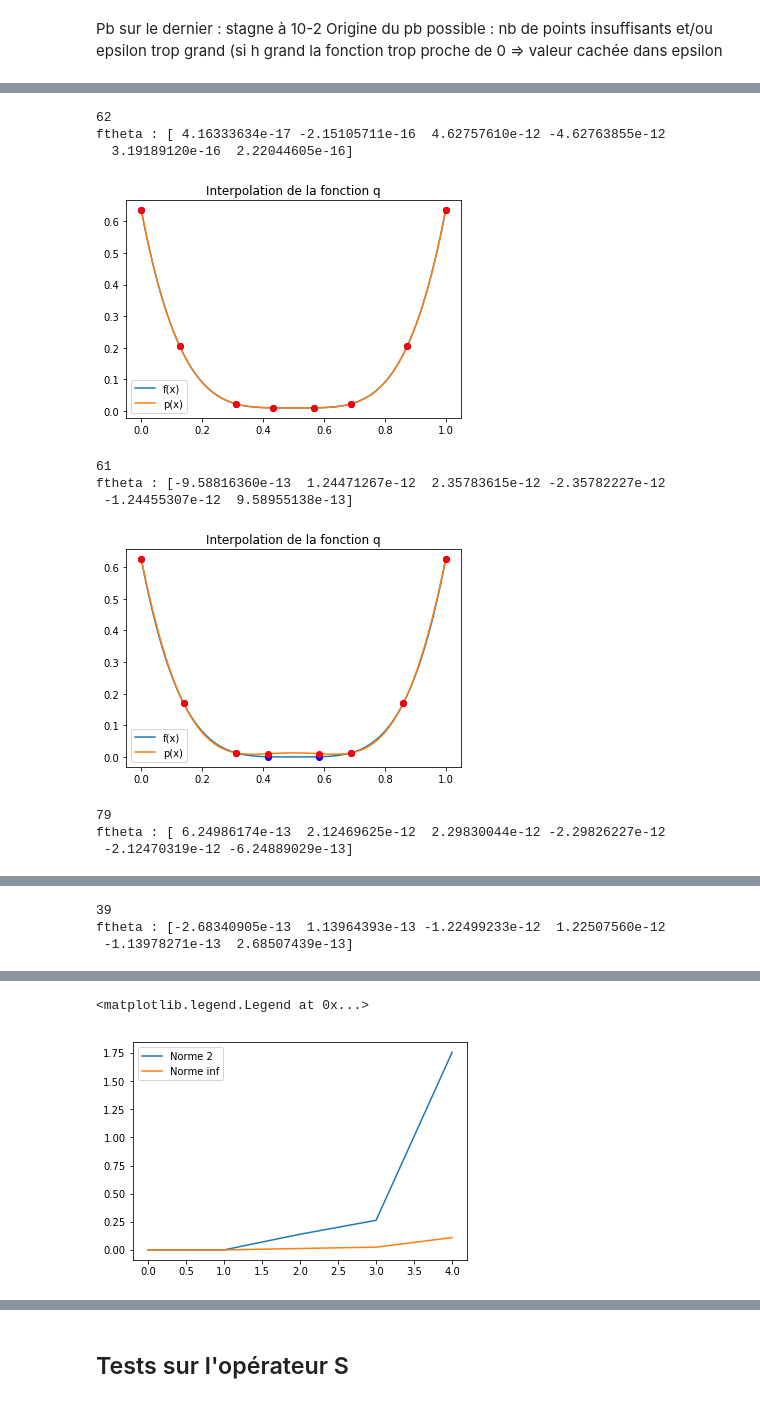
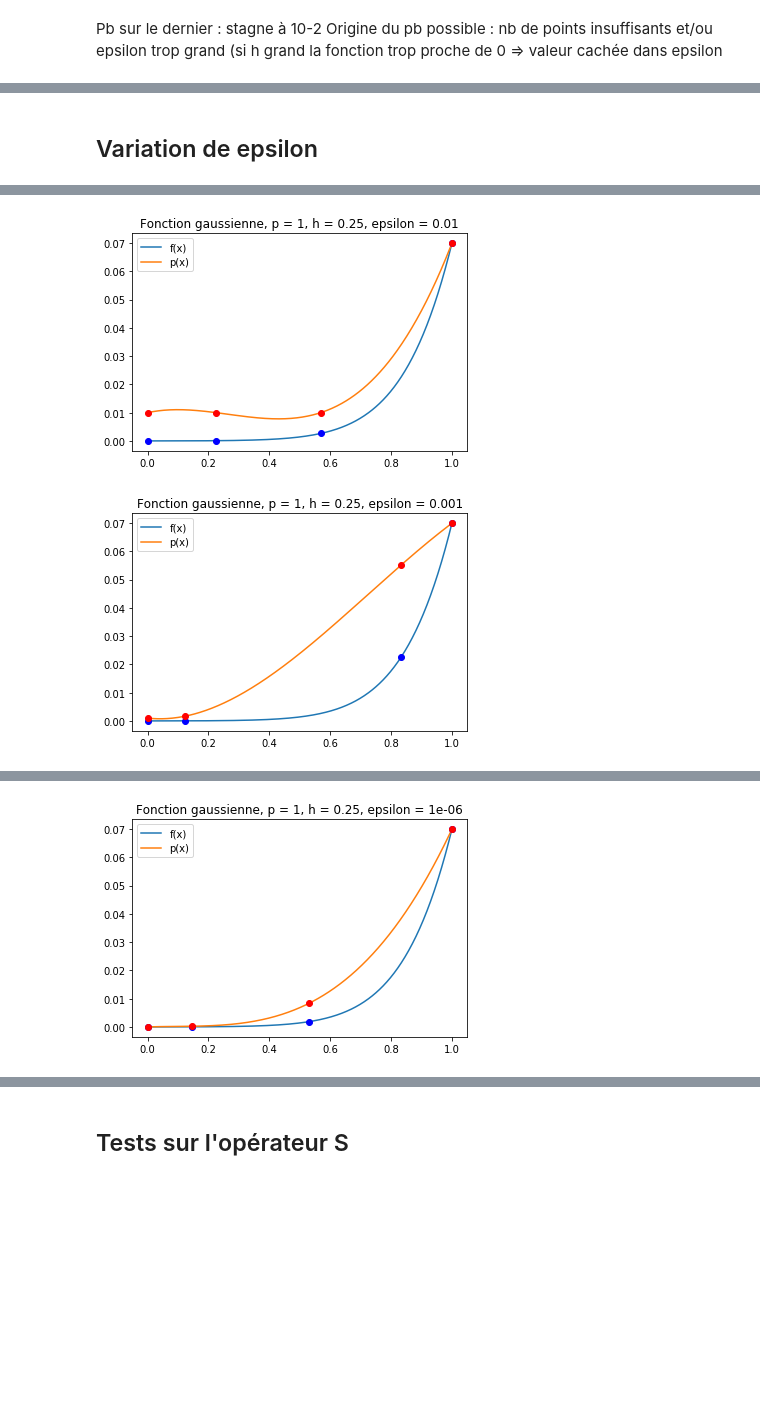
Before and after one commit to gerier/GestionDeProjet4A, a Jupyter notebook: Projet-n=2p+1.ipynb, the cells around one changed output, grey strips where cells are left out. Saved outputs shown, nothing was run; the diff lists cells and outputs as text; code cells hidden in the pictures; blank space fills up the shorter version.

```diff
--- a/Projet-n=2p+1.ipynb
+++ b/Projet-n=2p+1.ipynb
@@ -181,7 +181,7 @@ def a_alpha (p,f,h,alpha,x,epsilon):
         res += somme
     return res
 
-def f_theta(X,p,f,h,espilon):
+def f_theta(X,p,f,h,epsilon):
     # fonction à minimiser - [a[alpha](beta), b[beta](alpha)]
     alpha = X[:p]
     alpha_1 = np.concatenate((alpha,[1]))
@@ -308,7 +311,7 @@ p = np.arange(1,12,1)
 Err = np.zeros((2,len(p)))
 
 for i in range(len(p)):
-    px,fx = test_approx(p[i],k,h,epsilon,0)
+    px,fx = test_approx(p[i],k,h,epsilon,0,0)
     Err[0,i] = npl.norm(px-fx)
     Err[1,i] = npl.norm(px-fx,np.inf)
 
@@ -440,37 +355,19 @@ def approxh(x,p,f,h,arg,epsilon):
-# %%
-def test_approx(p,f,h,arg,espilon,affichage):
-    x = np.linspace(0,1,501)
-    px, interp = approxh(x,p,f,h,arg,epsilon)
-
-    Ap = a_alpha(p,f,h,arg,interp[:p+1],interp,epsilon)
-    Bp = b_beta(p,f,h,arg,interp[p+1:],interp,epsilon)
-
-    fx = f(x,h,arg)
-
-    if affichage == 1:
-        plt.plot(x,fx,label="f(x)")
-        plt.plot(x,px,label="p(x)")
-        plt.plot(interp,f(interp,h,arg),'ob')
-        plt.plot(interp, pn(interp,Ap,Bp),'or')
-        plt.legend()
-        name = str(f).split(' ')
-        plt.title("Interpolation de la fonction "+name[1])
-        plt.show()
-
-    return px,fx
+# %% [markdown]
+## Variation de epsilon
 # %%
-h = 1
-p = 3
-epsilon=0.01
-l = [0.1,0.01,0,-0.01,-0.1]
-Err = np.zeros((2,len(l)))
+h = 1/4
+p = 1
+epsilon = 1/(10**np.arange(1,10,1))
+Err = np.zeros((2,len(epsilon)))
 
-for i in range(len(l)):
-    px,fx = test_approx(p,q,h,l[i],epsilon,1)
+
+for i in range(len(epsilon)):
+    px,fx = test_approx(p,gaussienne,h,epsilon[i],1,1)
     Err[0,i] = npl.norm(px-fx)
     Err[1,i] = npl.norm(px-fx,np.inf)
 
-plt.plot(Err[0,:],label="Norme 2")
-plt.plot(Err[1,:],label="Norme inf")
+plt.loglog(epsilon,Err[0,:],label="Norme 2")
+plt.loglog(epsilon,Err[1,:],label="Norme inf")
 plt.legend()
+plt.show()
 # %% [output]
@@ -481,11 +375,2 @@ ftheta : [-6.32827124e-15  2.18713936e-14  4.98767694e-12 -4.98685815e-12
-62
-ftheta : [ 4.16333634e-17 -2.15105711e-16  4.62757610e-12 -4.62763855e-12
-  3.19189120e-16  2.22044605e-16]
-[figure, old version]
+[figure, new version]
-61
-ftheta : [-9.58816360e-13  1.24471267e-12  2.35783615e-12 -2.35782227e-12
- -1.24455307e-12  9.58955138e-13]
-[figure, old version]
+[figure, new version]
-79
-ftheta : [ 6.24986174e-13  2.12469625e-12  2.29830044e-12 -2.29826227e-12
- -2.12470319e-12 -6.24889029e-13]
@@ -493,3 +377,0 @@ ftheta : [ 6.24986174e-13  2.12469625e-12  2.29830044e-12 -2.29826227e-12
-39
-ftheta : [-2.68340905e-13  1.13964393e-13 -1.22499233e-12  1.22507560e-12
- -1.13978271e-13  2.68507439e-13]
@@ -497,2 +379 @@ ftheta : [-2.68340905e-13  1.13964393e-13 -1.22499233e-12  1.22507560e-12
-<matplotlib.legend.Legend at 0x...>
-[figure, old version]
+[figure, new version]
```
Also changed, not shown: parts of 25 cells of this notebook.
